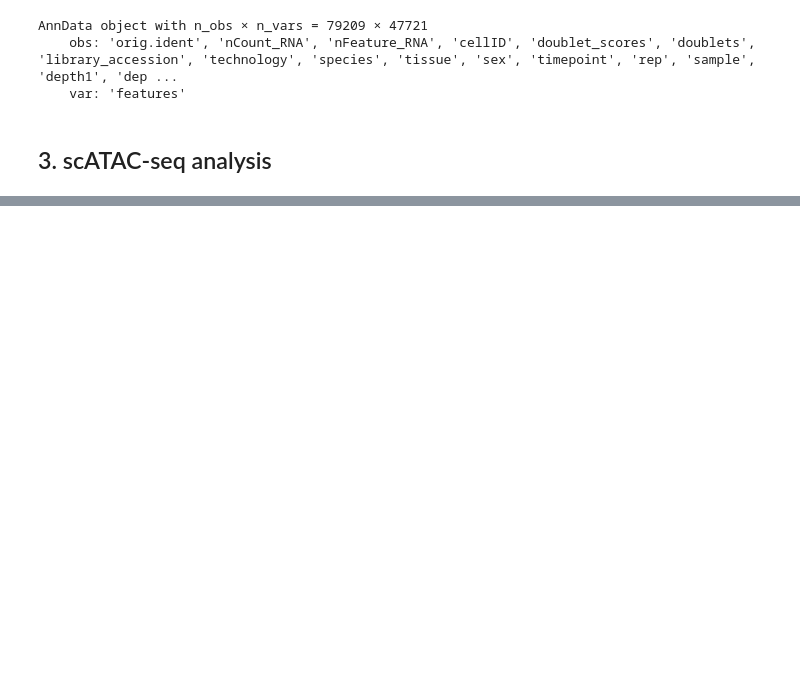
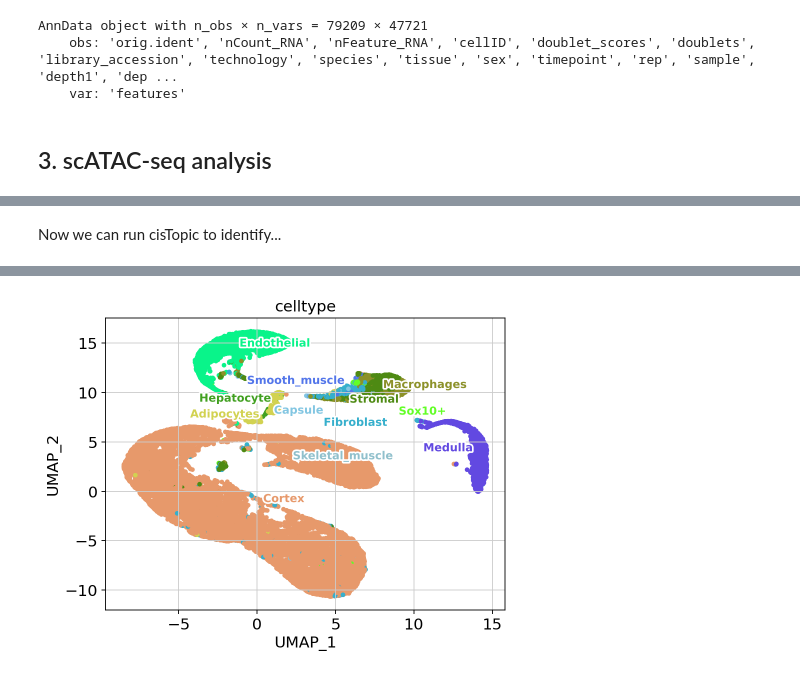
Before and after one commit to IGVF-UCSD/topic_grn_links, a Jupyter notebook: grn_inference/scenicplus/run.ipynb, the cells around one changed output, grey strips where cells are left out. Saved outputs shown, nothing was run; the diff lists cells and outputs as text; code cells hidden in the pictures; blank space fills up the shorter version.

```diff
--- a/grn_inference/scenicplus/run.ipynb
+++ b/grn_inference/scenicplus/run.ipynb
@@ -159,0 +749,7 @@ chromsizes
+# %% [markdown]
+Now we can run cisTopic to identify...
+# %%
+from pycisTopic.clust_vis import *
+run_umap(cistopic_obj, target  = 'cell', scale=True)
+plot_metadata(cistopic_obj, reduction_name = 'UMAP', variables = ['celltype'])
+# %% [output]
@@ -159,0 +757 @@ chromsizes
+[figure, added]
```
Also changed, not shown: parts of 92 cells of this notebook, 30 other files.
